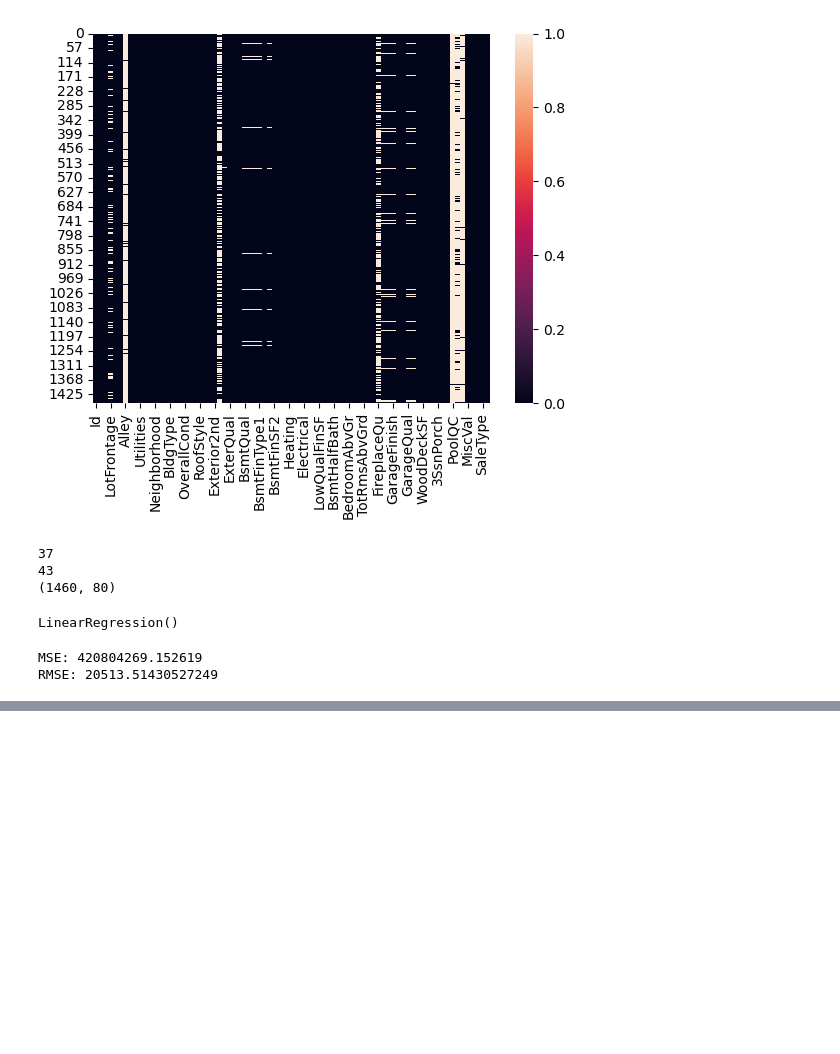
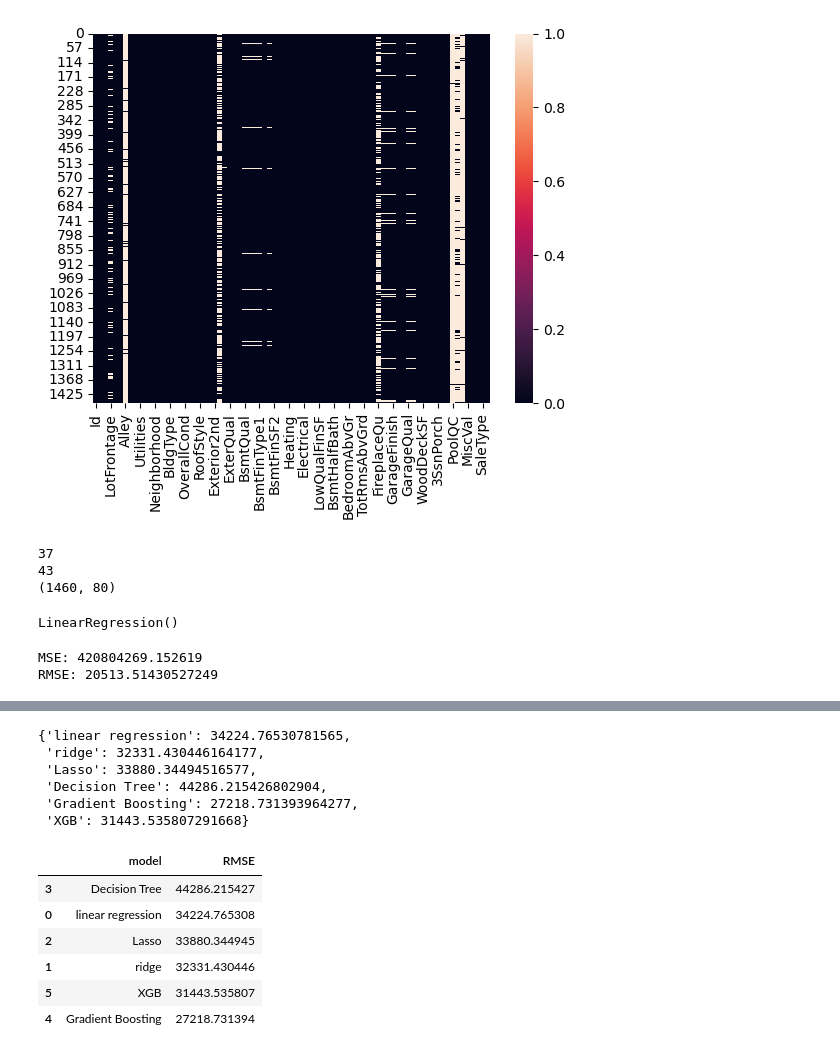
Before and after one commit to Sulav-karrki/kaggle-projects, a Jupyter notebook: house_price/Untitled.ipynb, the cells around one changed output, grey strips where cells are left out. Saved outputs shown, nothing was run; the diff lists cells and outputs as text; code cells hidden in the pictures; blank space fills up the shorter version.

```diff
--- a/house_price/Untitled.ipynb
+++ b/house_price/Untitled.ipynb
@@ -240,0 +294,9 @@ submission.to_csv("sample_submission.csv", index =False)
+# %%
+results
+# %% [output]
+{'linear regression': 34224.76530781565,
+ 'ridge': 32331.430446164177,
+ 'Lasso': 33880.34494516577,
+ 'Decision Tree': 44286.215426802904,
+ 'Gradient Boosting': 27218.731393964277,
+ 'XGB': 31443.535807291668}
@@ -240,0 +305,10 @@ submission.to_csv("sample_submission.csv", index =False)
+# %%
+results_df
+# %% [output]
+|  | model | RMSE |
+| 3 | Decision Tree | 44286.215427 |
+| 0 | linear regression | 34224.765308 |
+| 2 | Lasso | 33880.344945 |
+| 1 | ridge | 32331.430446 |
+| 5 | XGB | 31443.535807 |
+| 4 | Gradient Boosting | 27218.731394 |
```
Also changed, not shown: parts of 17 cells of this notebook.
